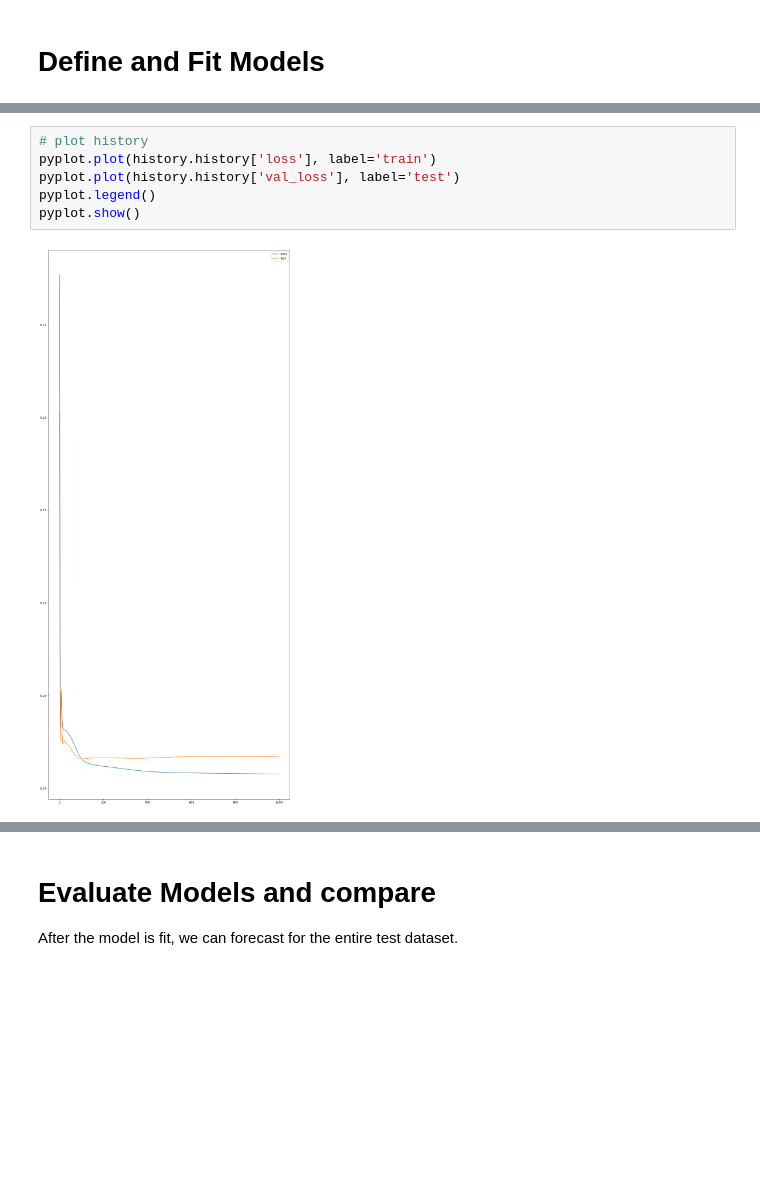
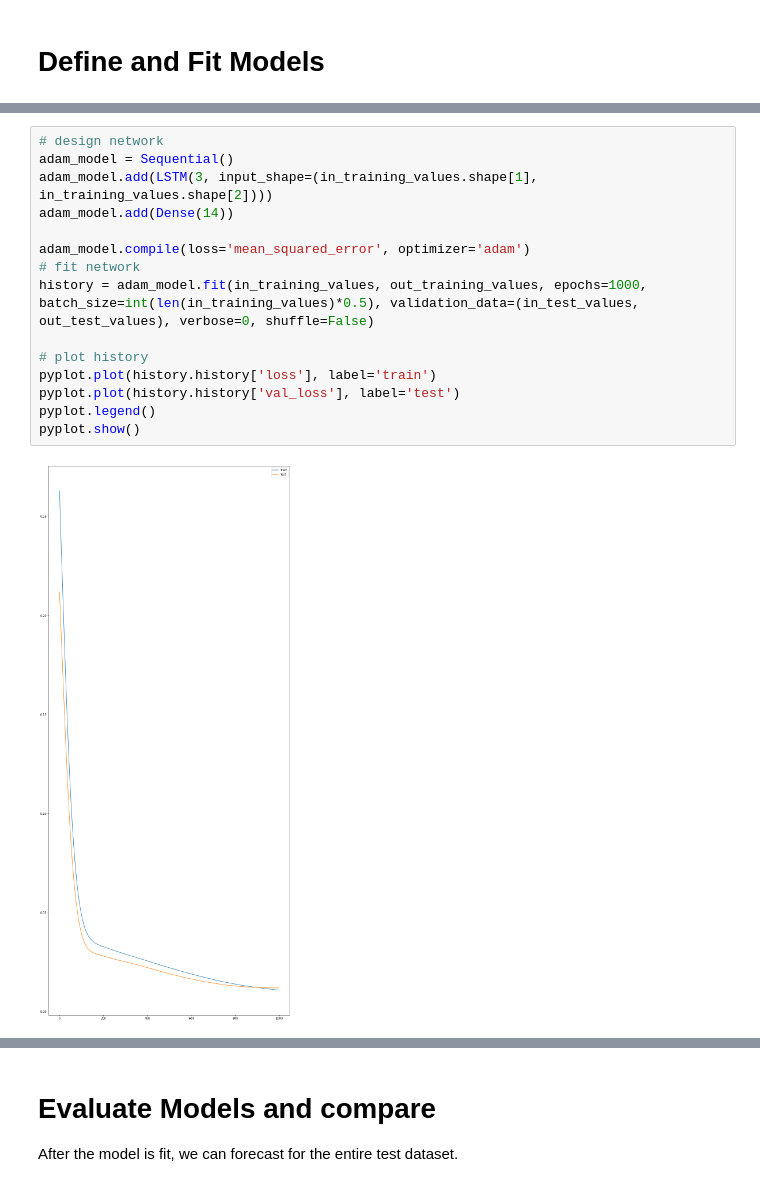
Before and after one commit to ndujar/friendly-computing-machine, a Jupyter notebook: Deep learning predictor.ipynb, the cells around one changed output, grey strips where cells are left out. Drawn from its saved outputs; the diff is of its cells as text; blank space fills up the shorter version.

```diff
--- a/Deep learning predictor.ipynb
+++ b/Deep learning predictor.ipynb
@@ -148,10 +144,19 @@ Epoch 1000/1000
 # %%
+# design network
+adam_model = Sequential()
+adam_model.add(LSTM(3, input_shape=(in_training_values.shape[1], in_training_values.shape[2])))
+adam_model.add(Dense(14))
+
+adam_model.compile(loss='mean_squared_error', optimizer='adam')
+# fit network
+history = adam_model.fit(in_training_values, out_training_values, epochs=1000, batch_size=int(len(in_training_values)*0.5), validation_data=(in_test_values, out_test_values), verbose=0, shuffle=False)
+
 # plot history
 pyplot.plot(history.history['loss'], label='train')
 pyplot.plot(history.history['val_loss'], label='test')
 pyplot.legend()
 pyplot.show()
 # %% [output]
-[figure, old version]
+[figure, new version]
 # %%
 # design network
```
Also changed, not shown: parts of 10 cells of this notebook.
